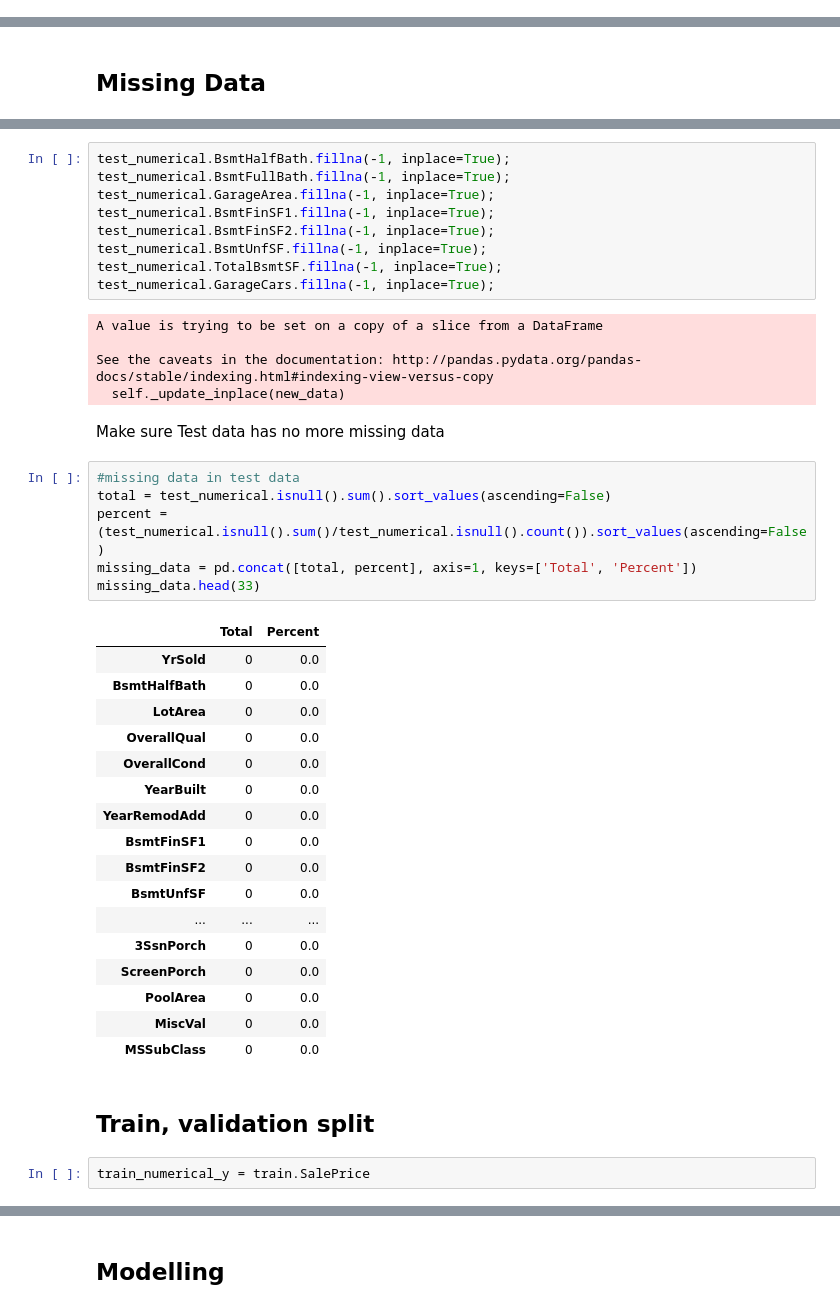
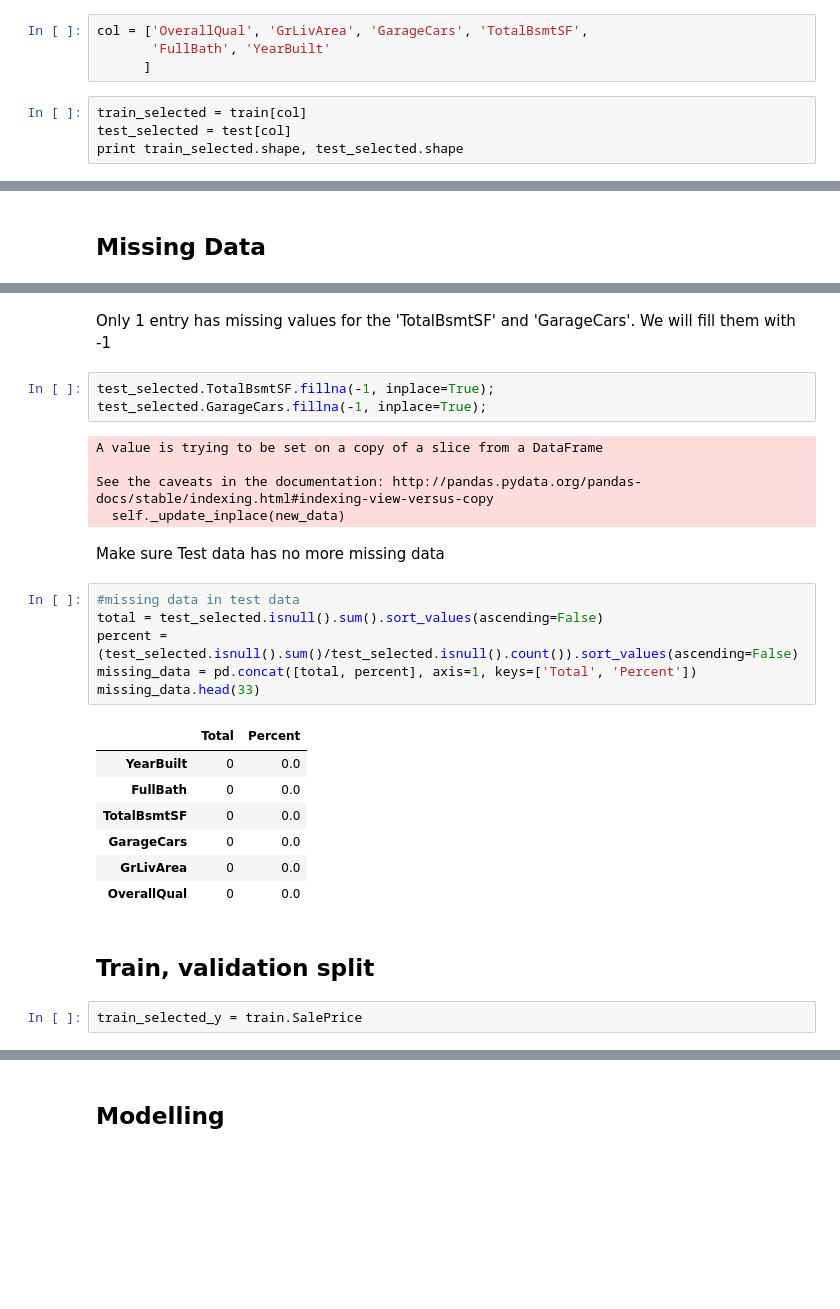
Before and after one commit to maviator/Kaggle_home_price_prediction, a Jupyter notebook: Script/kaggle_home_price_prediction.ipynb, the cells around one changed output, grey strips where cells are left out. Drawn from its saved outputs; the diff is of its cells as text; blank space fills up the shorter version.

```diff
--- a/Script/kaggle_home_price_prediction.ipynb
+++ b/Script/kaggle_home_price_prediction.ipynb
@@ -134,0 +112,8 @@ test_numerical.head()
+# %%
+col = ['OverallQual', 'GrLivArea', 'GarageCars', 'TotalBsmtSF',
+       'FullBath', 'YearBuilt'
+      ]
+# %%
+train_selected = train[col]
+test_selected = test[col]
+print train_selected.shape, test_selected.shape
@@ -244,45 +152,31 @@ missing_data.head(36)
-# %%
-test_numerical.BsmtHalfBath.fillna(-1, inplace=True);
-test_numerical.BsmtFullBath.fillna(-1, inplace=True);
-test_numerical.GarageArea.fillna(-1, inplace=True);
-test_numerical.BsmtFinSF1.fillna(-1, inplace=True);
-test_numerical.BsmtFinSF2.fillna(-1, inplace=True);
-test_numerical.BsmtUnfSF.fillna(-1, inplace=True);
-test_numerical.TotalBsmtSF.fillna(-1, inplace=True);
-test_numerical.GarageCars.fillna(-1, inplace=True);
-# %% [output]
-A value is trying to be set on a copy of a slice from a DataFrame
-
-See the caveats in the documentation: http://pandas.pydata.org/pandas-docs/stable/indexing.html#indexing-view-versus-copy
-  self._update_inplace(new_data)
+# %% [markdown]
+Only 1 entry has missing values for the 'TotalBsmtSF' and 'GarageCars'. We will fill them with -1
+# %%
+test_selected.TotalBsmtSF.fillna(-1, inplace=True);
+test_selected.GarageCars.fillna(-1, inplace=True);
+# %% [output]
+A value is trying to be set on a copy of a slice from a DataFrame
+
+See the caveats in the documentation: http://pandas.pydata.org/pandas-docs/stable/indexing.html#indexing-view-versus-copy
+  self._update_inplace(new_data)
 # %% [markdown]
 Make sure Test data has no more missing data
 # %%
 #missing data in test data
-total = test_numerical.isnull().sum().sort_values(ascending=False)
-percent = (test_numerical.isnull().sum()/test_numerical.isnull().count()).sort_values(ascending=False)
+total = test_selected.isnull().sum().sort_values(ascending=False)
+percent = (test_selected.isnull().sum()/test_selected.isnull().count()).sort_values(ascending=False)
 missing_data = pd.concat([total, percent], axis=1, keys=['Total', 'Percent'])
 missing_data.head(33)
 # %% [output]
 |  | Total | Percent |
-| YrSold | 0 | 0.0 |
-| BsmtHalfBath | 0 | 0.0 |
-| LotArea | 0 | 0.0 |
+| YearBuilt | 0 | 0.0 |
+| FullBath | 0 | 0.0 |
+| TotalBsmtSF | 0 | 0.0 |
+| GarageCars | 0 | 0.0 |
+| GrLivArea | 0 | 0.0 |
 | OverallQual | 0 | 0.0 |
-| OverallCond | 0 | 0.0 |
-| YearBuilt | 0 | 0.0 |
-| YearRemodAdd | 0 | 0.0 |
-| BsmtFinSF1 | 0 | 0.0 |
-| BsmtFinSF2 | 0 | 0.0 |
-| BsmtUnfSF | 0 | 0.0 |
-| ... | ... | ... |
-| 3SsnPorch | 0 | 0.0 |
-| ScreenPorch | 0 | 0.0 |
-| PoolArea | 0 | 0.0 |
-| MiscVal | 0 | 0.0 |
-| MSSubClass | 0 | 0.0 |
 # %% [markdown]
 ## Train, validation split
 # %%
-train_numerical_y = train.SalePrice
+train_selected_y = train.SalePrice
 # %%
```
Also changed, not shown: parts of 29 cells of this notebook.
